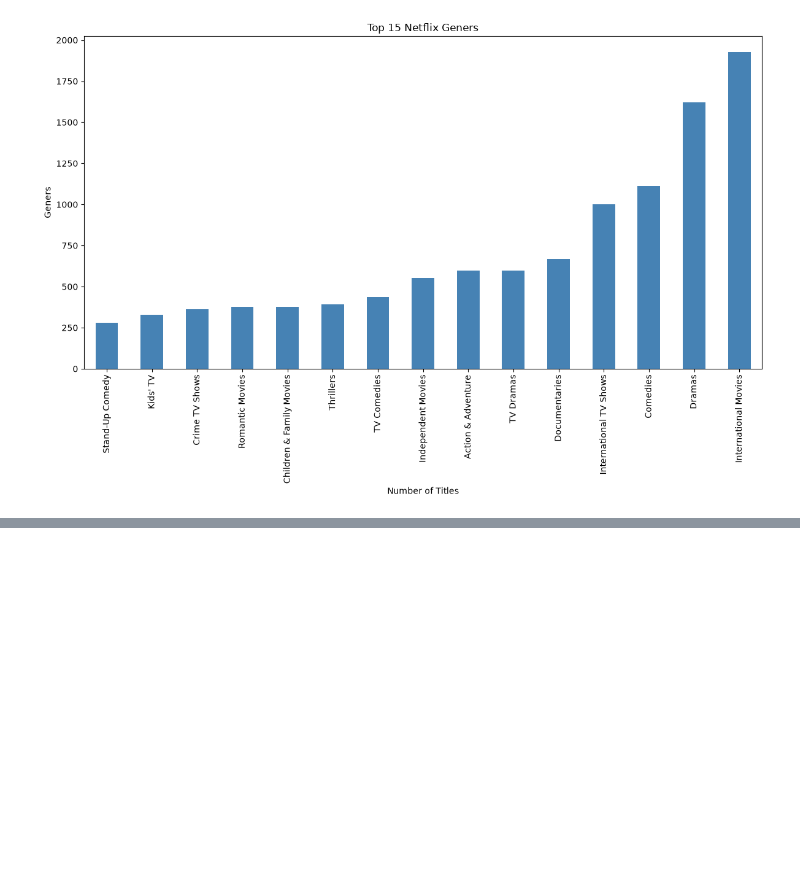
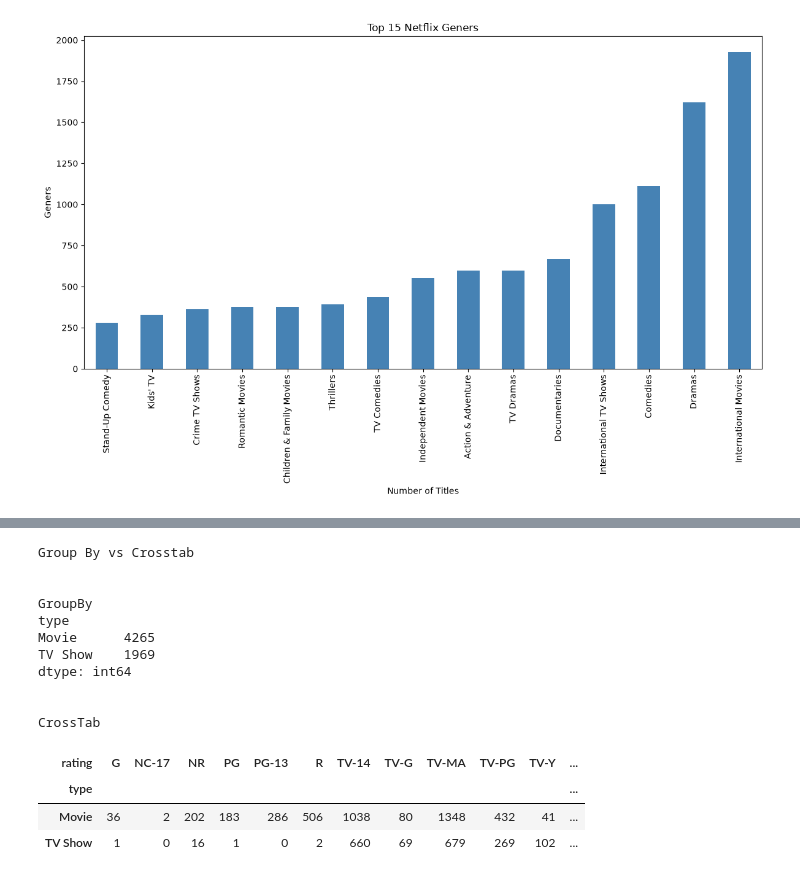
Before and after one commit to rajesh-sudam/netflix_data_analysis, a Jupyter notebook: src/main.ipynb, the cells around one changed output, grey strips where cells are left out. Drawn from its saved outputs; the diff is of its cells as text; code cells hidden in the pictures; blank space fills up the shorter version.

```diff
--- a/src/main.ipynb
+++ b/src/main.ipynb
@@ -525,0 +549,29 @@ plt.show()
+# %%
+print("Group By vs Crosstab" )
+print("\n")
+
+print("GroupBy")
+print(df.groupby('type').size())
+print("\n")
+
+print("CrossTab")
+pd.crosstab(
+    df['type'],
+    df['rating']
+)
+# %% [output]
+Group By vs Crosstab
+
+
+GroupBy
+type
+Movie      4265
+TV Show    1969
+dtype: int64
+
+
+CrossTab
+| rating | G | NC-17 | NR | PG | PG-13 | R | TV-14 | TV-G | TV-MA | TV-PG | TV-Y | ... |
+| type |  |  |  |  |  |  |  |  |  |  |  | ... |
+| Movie | 36 | 2 | 202 | 183 | 286 | 506 | 1038 | 80 | 1348 | 432 | 41 | ... |
+| TV Show | 1 | 0 | 16 | 1 | 0 | 2 | 660 | 69 | 679 | 269 | 102 | ... |
```
Also changed, not shown: parts of 6 cells of this notebook.
